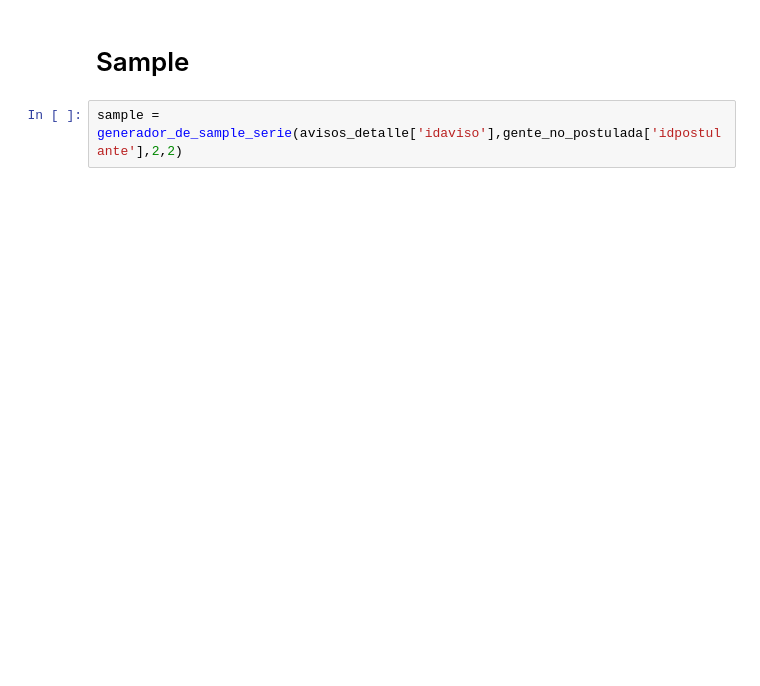
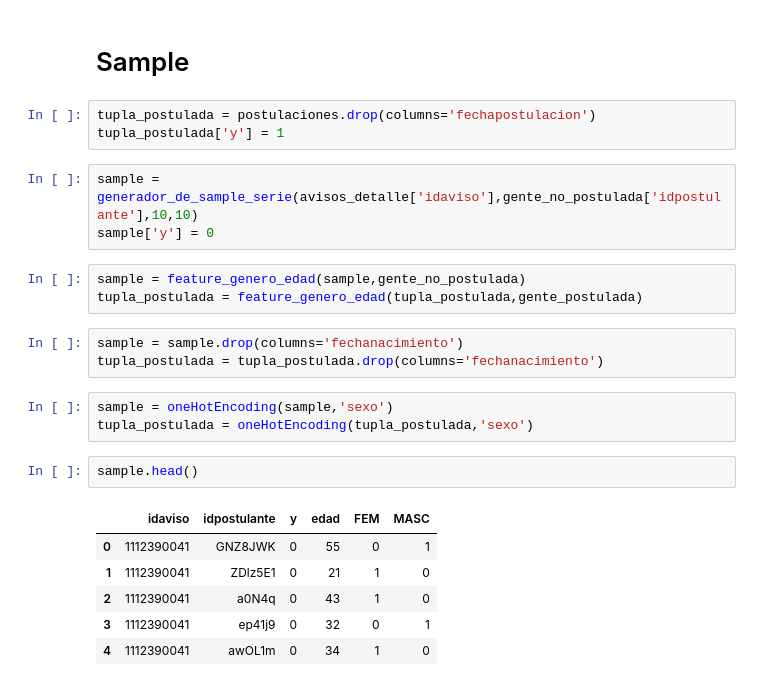
Before and after one commit to czuczinsky/TP2-Machine-Learning, a Jupyter notebook: TP-2.ipynb, the cells around one changed output. Saved outputs shown, nothing was run; the diff lists cells and outputs as text; blank space fills up the shorter version.

```diff
--- a/TP-2.ipynb
+++ b/TP-2.ipynb
@@ -322,4 +351,26 @@ def feature_se_postulo_alguna_vez(df_1,df_2):
 # %% [markdown]
 # Sample
+# %%
+tupla_postulada = postulaciones.drop(columns='fechapostulacion')
+tupla_postulada['y'] = 1
 # %%
-sample = generador_de_sample_serie(avisos_detalle['idaviso'],gente_no_postulada['idpostulante'],2,2)
+sample = generador_de_sample_serie(avisos_detalle['idaviso'],gente_no_postulada['idpostulante'],10,10)
+sample['y'] = 0
+# %%
+sample = feature_genero_edad(sample,gente_no_postulada)
+tupla_postulada = feature_genero_edad(tupla_postulada,gente_postulada)
+# %%
+sample = sample.drop(columns='fechanacimiento')
+tupla_postulada = tupla_postulada.drop(columns='fechanacimiento')
+# %%
+sample = oneHotEncoding(sample,'sexo')
+tupla_postulada = oneHotEncoding(tupla_postulada,'sexo')
+# %%
+sample.head()
+# %% [output]
+|  | idaviso | idpostulante | y | edad | FEM | MASC |
+| 0 | 1112390041 | GNZ8JWK | 0 | 55 | 0 | 1 |
+| 1 | 1112390041 | ZDlz5E1 | 0 | 21 | 1 | 0 |
+| 2 | 1112390041 | a0N4q | 0 | 43 | 1 | 0 |
+| 3 | 1112390041 | ep41j9 | 0 | 32 | 0 | 1 |
+| 4 | 1112390041 | awOL1m | 0 | 34 | 1 | 0 |
```
Also changed, not shown: parts of 33 cells of this notebook, 1 other file.
